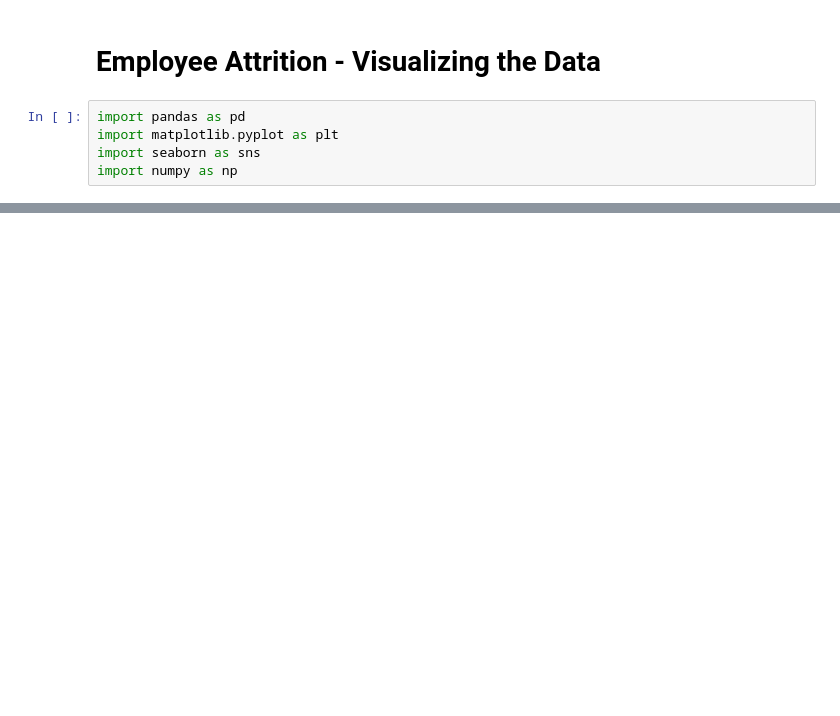
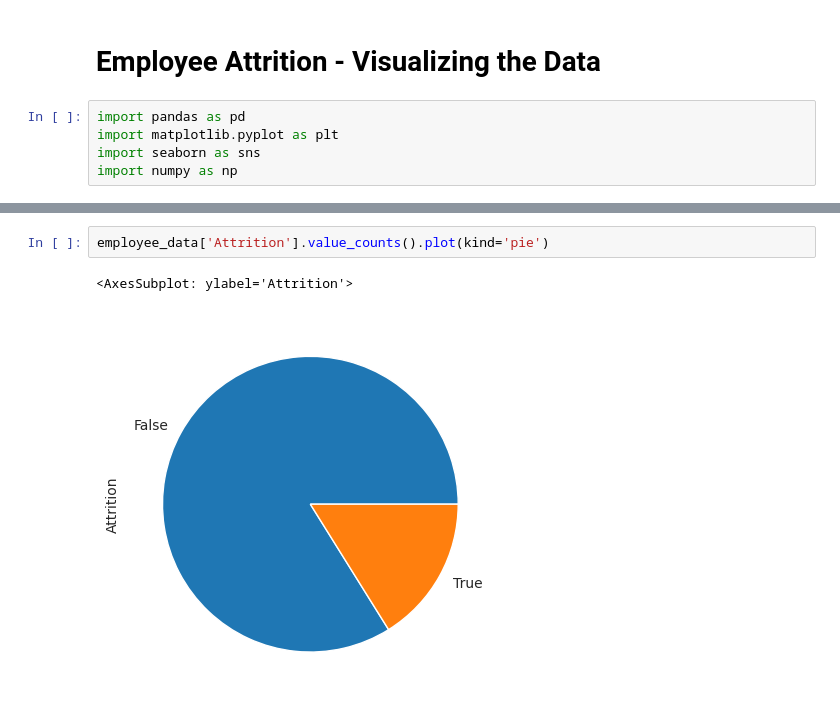
Before and after one commit to NiklasNeudorfer/kids-employee-attrition, a Jupyter notebook: visualization.ipynb, the cells around one changed output, grey strips where cells are left out. Cells and saved outputs as stored; diff of their text form; blank space fills up the shorter version.

Commit message:
Visualization

```diff
--- a/visualization.ipynb
+++ b/visualization.ipynb
@@ -15,0 +31,5 @@ plt.show()
+# %%
+employee_data['Attrition'].value_counts().plot(kind='pie')
+# %% [output]
+<AxesSubplot: ylabel='Attrition'>
+[figure, added]
```
Also changed, not shown: parts of 9 cells of this notebook.
